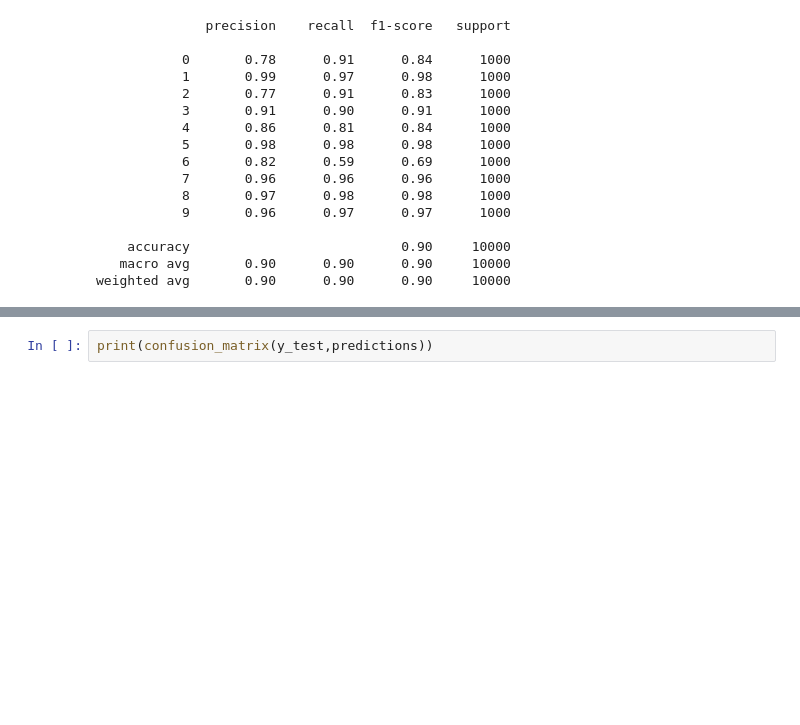
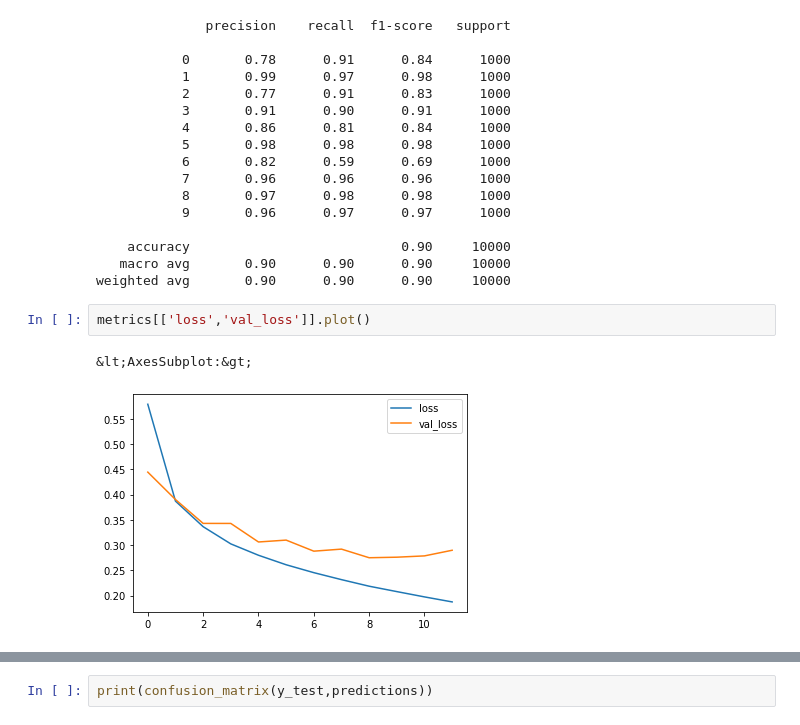
Before and after one commit to tonnyhideyori/tensorflow, a Jupyter notebook: 04-DL-CV-Assessment.ipynb, the cells around one changed output, grey strips where cells are left out. Drawn from its saved outputs; the diff is of its cells as text; blank space fills up the shorter version.

```diff
--- a/04-DL-CV-Assessment.ipynb
+++ b/04-DL-CV-Assessment.ipynb
@@ -242,3 +242,8 @@ print(classification_report(y_test,predictions))
     accuracy                           0.90     10000
    macro avg       0.90      0.90      0.90     10000
 weighted avg       0.90      0.90      0.90     10000
+# %%
+metrics[['loss','val_loss']].plot()
+# %% [output]
+&lt;AxesSubplot:&gt;
+[figure, added]
```
Also changed, not shown: parts of 2 cells of this notebook, 1 other file.
